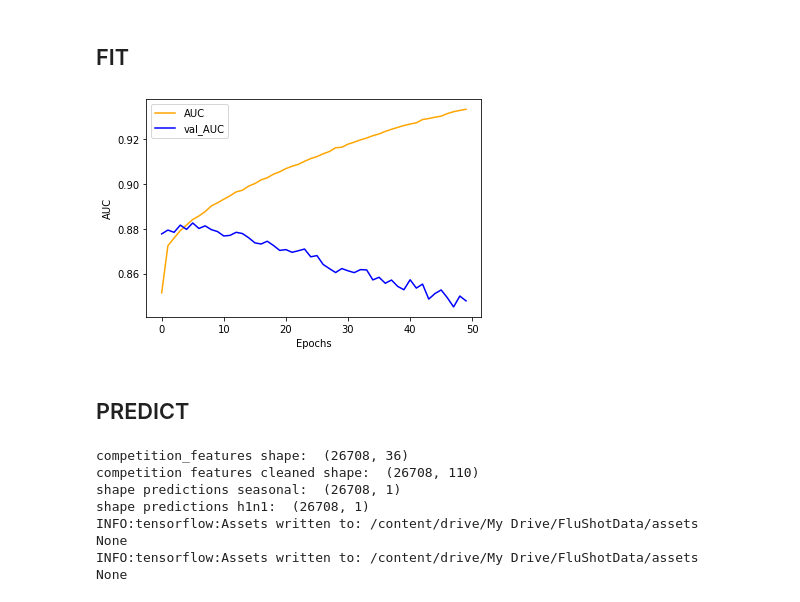
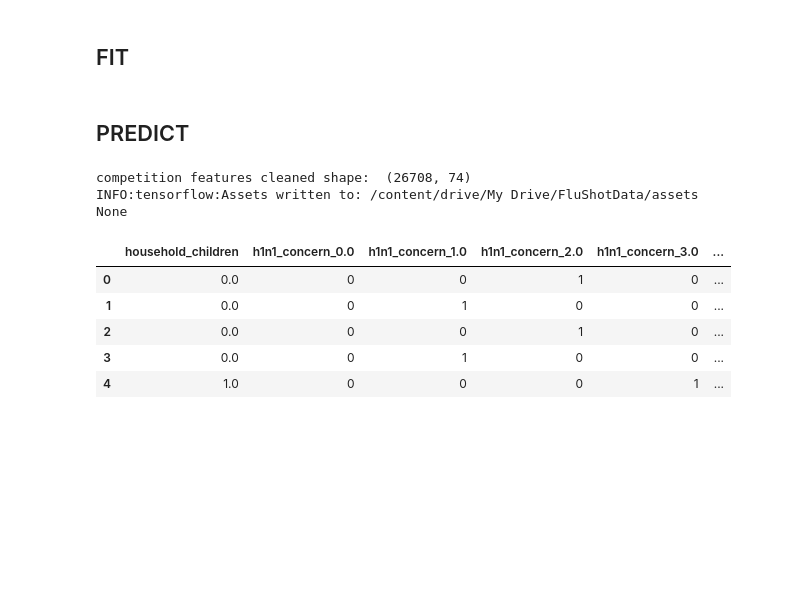
Before and after one commit to ggrotewold/FluShot, a Jupyter notebook: FluShot_TF.ipynb, the cells around one changed output. Drawn from its saved outputs; the diff is of its cells as text; code cells hidden in the pictures; blank space fills up the shorter version.

Commit message:
First version with TF and created result

```diff
--- a/FluShot_TF.ipynb
+++ b/FluShot_TF.ipynb
@@ -158,8 +163,16 @@ model=model()
 # %%
 import matplotlib.pyplot as plt
 
+initial_learning_rate = 0.01
+epochs = 100
+decay = initial_learning_rate / epochs
+
 # fit model_seasonal
-history = model.fit(training_features, training_labels, epochs=50, validation_data=(validation_features,validation_labels), verbose=0)
+history = model.fit(training_features,
+                    training_labels, epochs,
+                    validation_data=(validation_features,validation_labels),
+                    verbose=0,
+                    callbacks=[keras.callbacks.LearningRateScheduler(lr_time_based_decay, verbose=0)])
 
 plt.plot(history.history['auc'], label='AUC', color='orange')
 plt.plot(history.history['val_auc'], label='val_AUC', color='b')
@@ -168,5 +181,3 @@ plt.ylabel('AUC')
 plt.legend()
 
 plt.show()
-# %% [output]
-[figure, removed]
@@ -178,46 +196,44 @@ from datetime import datetime
 def competitionOutput(filenameIn, filenameOut,model):
     # prepare competition features
     competition_features = pd.read_csv(filenameIn)
-    print('competition_features shape: ',competition_features.shape)
-    competition_features_cleaned = cleanData(competition_features)
+    competition_features_cleaned = preparation_pipeline.transform(competition_features)
     print('competition features cleaned shape: ', competition_features_cleaned.shape)
+    competition_prediction = model.predict(competition_features_cleaned)
 
-    predictions_seasonal = model_seasonal.predict(competition_features_cleaned)
-    print('shape predictions seasonal: ', predictions_seasonal.shape)
-    predictions_h1n1 = model_h1n1.predict(competition_features_cleaned)
-    print('shape predictions h1n1: ', predictions_h1n1.shape)
     competition_result = competition_features
-    competition_result['h1n1_vaccine'] = predictions_h1n1
-    competition_result['seasonal_vaccine'] = predictions_seasonal
+    competition_result['h1n1_vaccine'] = competition_prediction[:,0]
+    competition_result['seasonal_vaccine'] = competition_prediction[:,1]
     competition_result = competition_result[['respondent_id', 'h1n1_vaccine', 'seasonal_vaccine']]
 
-    # create output csv
+    #create output csv
     competition_result.to_csv(filenameOut, index=False)
 
-    # save models
+    #save models
     filepath='/content/drive/My Drive/FluShotData/'
-    print(model_seasonal.save(filepath))
-    print(model_h1n1.save(filepath))
+    print(model.save(filepath))
 
 
-    return competition_features_cleaned
+    return competition_result
 
 
 
 
 try:
-    model_seasonal
-    model_h1n1
-    competitionOutput('/content/drive/My Drive/FluShotData/test_set_features.csv', '/content/drive/My Drive/FluShotData/resultV1NN.csv', model_seasonal, model_h1n1)
+    model
+    competition_output = competitionOutput('/content/drive/My Drive/FluShotData/test_set_features.csv', '/content/drive/My Drive/FluShotData/resultV1NN.csv', model)
 except NameError:
    # Do nothing.
     print('Errors')
 # %% [output]
-competition_features shape:  (26708, 36)
-competition features cleaned shape:  (26708, 110)
-shape predictions seasonal:  (26708, 1)
-shape predictions h1n1:  (26708, 1)
+competition features cleaned shape:  (26708, 74)
 INFO:tensorflow:Assets written to: /content/drive/My Drive/FluShotData/assets
 None
-INFO:tensorflow:Assets written to: /content/drive/My Drive/FluShotData/assets
-None
+# %%
+competition_output.head()
+# %% [output]
+|  | household_children | h1n1_concern_0.0 | h1n1_concern_1.0 | h1n1_concern_2.0 | h1n1_concern_3.0 | ... |
+| 0 | 0.0 | 0 | 0 | 1 | 0 | ... |
+| 1 | 0.0 | 0 | 1 | 0 | 0 | ... |
+| 2 | 0.0 | 0 | 0 | 1 | 0 | ... |
+| 3 | 0.0 | 0 | 1 | 0 | 0 | ... |
+| 4 | 1.0 | 0 | 0 | 0 | 1 | ... |
```
Also changed, not shown: parts of 4 cells of this notebook.
